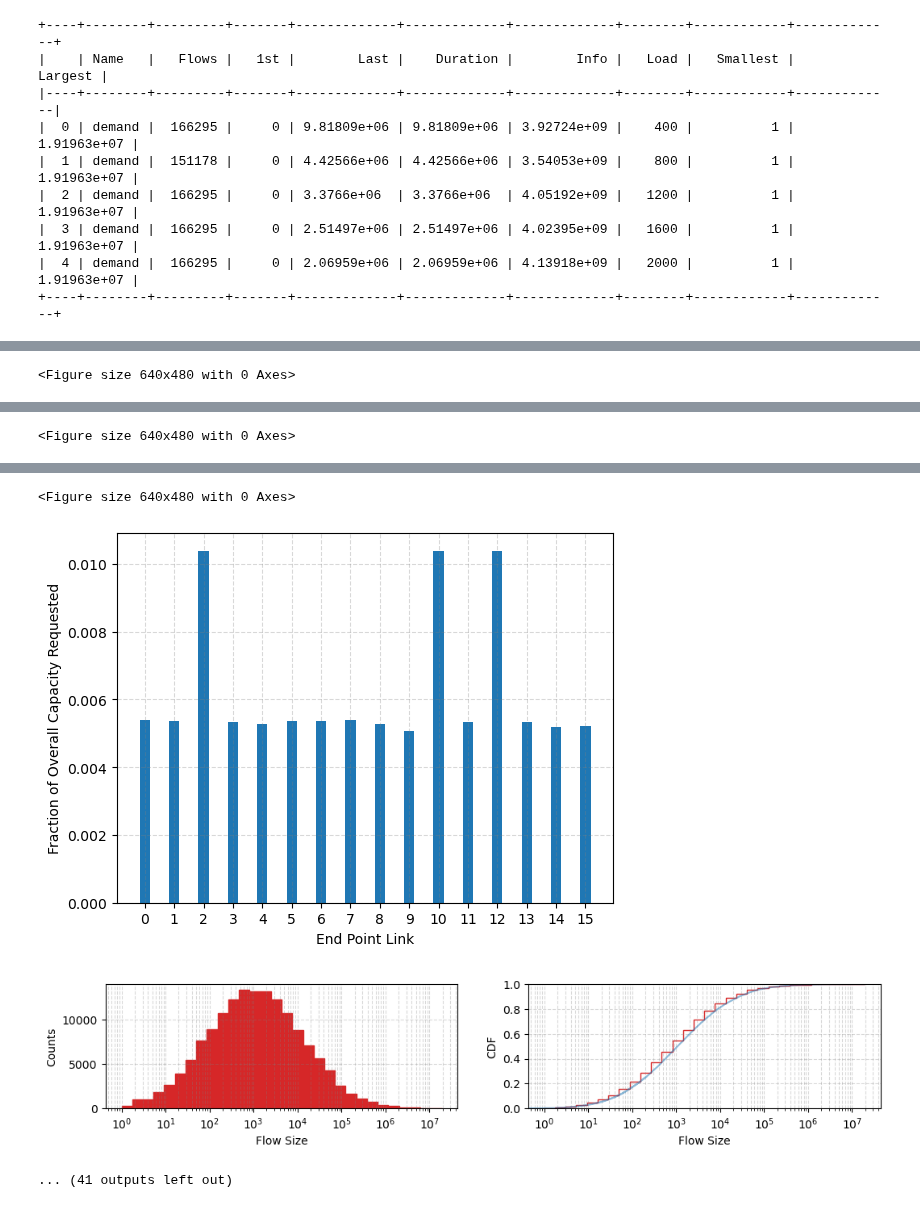
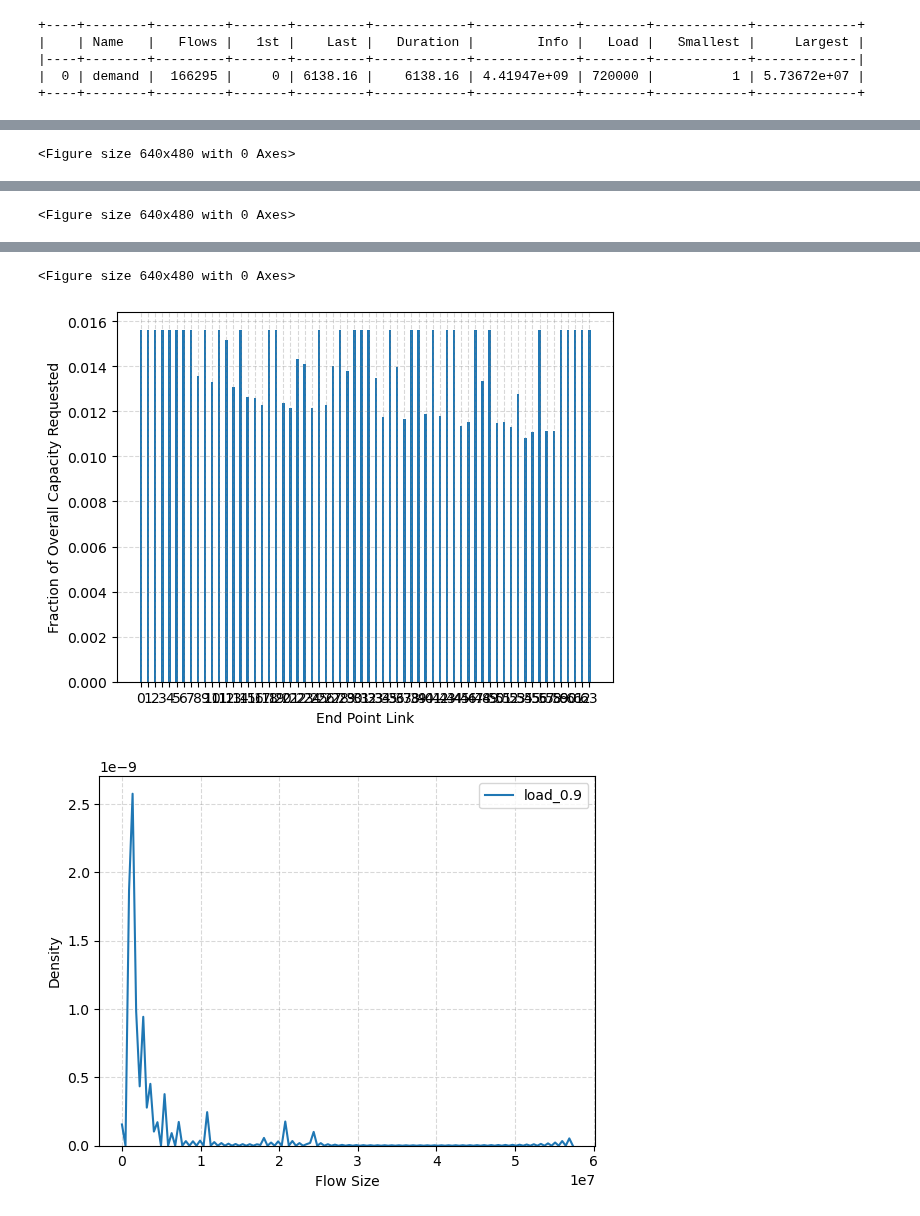
Before and after one commit to cwfparsonson/trafpy, a Jupyter notebook: notebooks/demand_plotbed.ipynb, the cells around one changed output, grey strips where cells are left out. Saved outputs shown, nothing was run; the diff lists cells and outputs as text; code cells hidden in the pictures.

```diff
--- a/notebooks/demand_plotbed.ipynb
+++ b/notebooks/demand_plotbed.ipynb
@@ -7,9 +7,15 @@ import json
 
 # load demand data
 # DATA_NAME = 'ndf50_mldat6e8_university'
-DATA_NAME = 'university_k_4_L_2_n_4_chancap500_numchans1_mldat2e6_bidirectional'
-path_to_benchmark_data = '/scratch/datasets/trafpy/traces/flowcentric/{}_benchmark_data.json'.format(DATA_NAME)
+# DATA_NAME = 'social_media_cloud_k_4_L_2_n_4_chancap500_numchans1_mldat2e6_bidirectional'
+DATA_NAME = 'pulse_university_mldatNone'
+
+
+path_to_benchmark_data = '/scratch/datasets/trafpy/traces/flowcentric/{}_benchmark_data_v7.json'.format(DATA_NAME)
 benchmark_data = json.loads(tpg.load_data_from_json(path_to_benchmark_data))
+
+# path_to_benchmark_data = '/scratch/datasets/trafpy/traces/flowcentric/{}_benchmark_data.pickle'.format(DATA_NAME)
+# benchmark_data = tpg.unpickle_data(path_to_benchmark_data)
 # %% [output]
 The autoreload extension is already loaded. To reload it, use:
   %reload_ext autoreload
@@ -41,7 +47,8 @@ plt.rcParams.update({'figure.max_open_warning': 0}) # disable warnings
 from trafpy.generator import Demand, DemandsAnalyser, DemandPlotter, DemandsPlotter
 
 # for plotting
-net = tpg.gen_fat_tree(k=4, L=2, n=4, num_channels=1, server_to_rack_channel_capacity=500, rack_to_edge_channel_capacity=1000, edge_to_agg_channel_capacity=1000, agg_to_core_channel_capacity=2000, bidirectional_links=True)
+# net = tpg.gen_fat_tree(k=4, L=2, n=4, num_channels=1, server_to_rack_channel_capacity=500, rack_to_edge_channel_capacity=1000, edge_to_agg_channel_capacity=1000, agg_to_core_channel_capacity=2000, bidirectional_links=True)
+net = tpg.gen_arbitrary_network(ep_label=None, num_eps=64, num_channels=1, server_to_rack_channel_capacity=25000)
 slot_size = 1e6
 
 # create demand objects and print analysis summary
@@ -66,6 +69,7 @@ analyser.compute_metrics(print_summary=True)
 from trafpy.generator import Demand, DemandsAnalyser, DemandPlotter, DemandsPlotter
 
 for demand_data, load in zip(demand_data_list, loads):
+    demand = Demand(demand_data, net.graph['endpoints'])
     plotter = DemandPlotter(demand)
     plotter.plot_node_dist(eps=net.graph['endpoints'],
                            chord_edge_width_range=[1,25],
@@ -107,7 +103,8 @@ for demand_data, load in zip(demand_data_list, loads):
     plotter.plot_node_dist(eps=net.graph['endpoints'],
                            chord_edge_width_range=[1,25],
                            chord_edge_display_threshold=0.045)
-    plotter.plot_node_load_dists(eps=net.graph['endpoints'], ep_link_bandwidth=net.graph['ep_link_capacity'])
+    plotter.plot_node_load_dists(eps=net.graph['endpoints'],
+                                 ep_link_bandwidth=net.graph['ep_link_capacity'])
 #     plotter.plot_node_load_dists(eps=net.graph['endpoints'], ep_link_bandwidth=500)
 #     plotter.plot_link_loads_vs_time(net, slot_size, demand, mean_period='all')
 analyser = DemandsAnalyser(*demands)
@@ -117,12 +114,8 @@ plotters = DemandsPlotter(*demands)
 _ = plotters.plot_flow_size_dists(logscale=False)
 _ = plotters.plot_interarrival_time_dists(logscale=False)
 # %% [output]
-+----+--------+---------+-------+-------------+-------------+-------------+--------+------------+-------------+
-|    | Name   |   Flows |   1st |        Last |    Duration |        Info |   Load |   Smallest |     Largest |
-|----+--------+---------+-------+-------------+-------------+-------------+--------+------------+-------------|
-|  0 | demand |  166295 |     0 | 9.81809e+06 | 9.81809e+06 | 3.92724e+09 |    400 |          1 | 1.91963e+07 |
-|  1 | demand |  151178 |     0 | 4.42566e+06 | 4.42566e+06 | 3.54053e+09 |    800 |          1 | 1.91963e+07 |
-|  2 | demand |  166295 |     0 | 3.3766e+06  | 3.3766e+06  | 4.05192e+09 |   1200 |          1 | 1.91963e+07 |
-|  3 | demand |  166295 |     0 | 2.51497e+06 | 2.51497e+06 | 4.02395e+09 |   1600 |          1 | 1.91963e+07 |
-|  4 | demand |  166295 |     0 | 2.06959e+06 | 2.06959e+06 | 4.13918e+09 |   2000 |          1 | 1.91963e+07 |
-+----+--------+---------+-------+-------------+-------------+-------------+--------+------------+-------------+
++----+--------+---------+-------+---------+------------+-------------+--------+------------+-------------+
+|    | Name   |   Flows |   1st |    Last |   Duration |        Info |   Load |   Smallest |     Largest |
+|----+--------+---------+-------+---------+------------+-------------+--------+------------+-------------|
+|  0 | demand |  166295 |     0 | 6138.16 |    6138.16 | 4.41947e+09 | 720000 |          1 | 5.73672e+07 |
++----+--------+---------+-------+---------+------------+-------------+--------+------------+-------------+
@@ -137,4 +130,3 @@ _ = plotters.plot_interarrival_time_dists(logscale=False)
 <Figure size 640x480 with 0 Axes>
-[figure, old version]
+[figure, new version]
-[figure, old version]
+[figure, new version]
-... (41 outputs left out)
```
Also changed, not shown: parts of 5 cells of this notebook, 33 other files.
